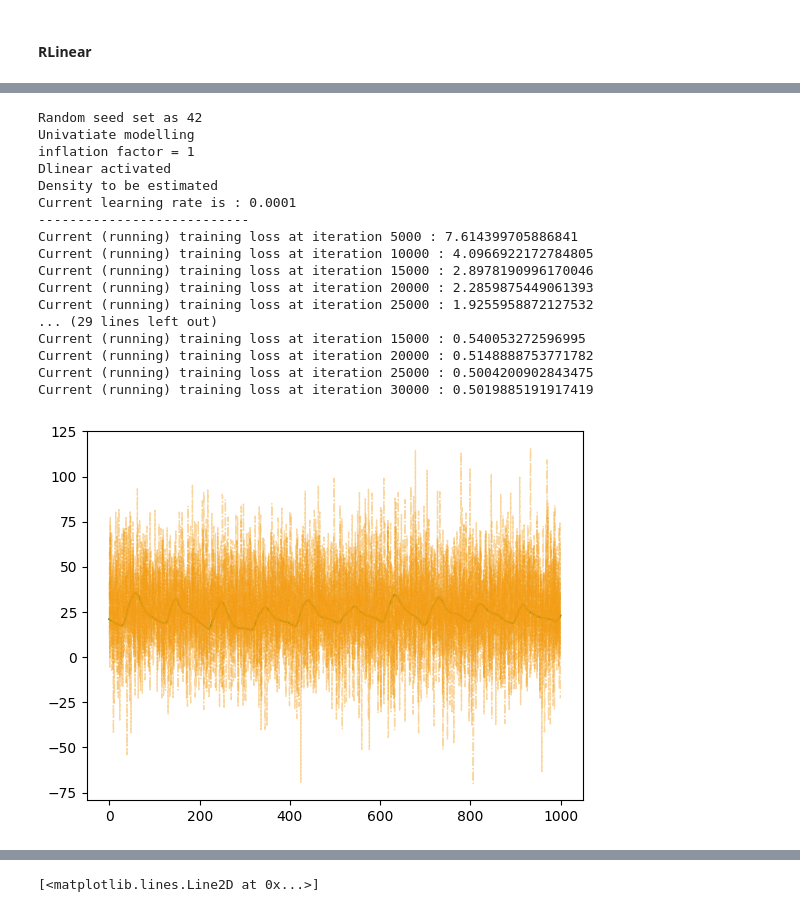
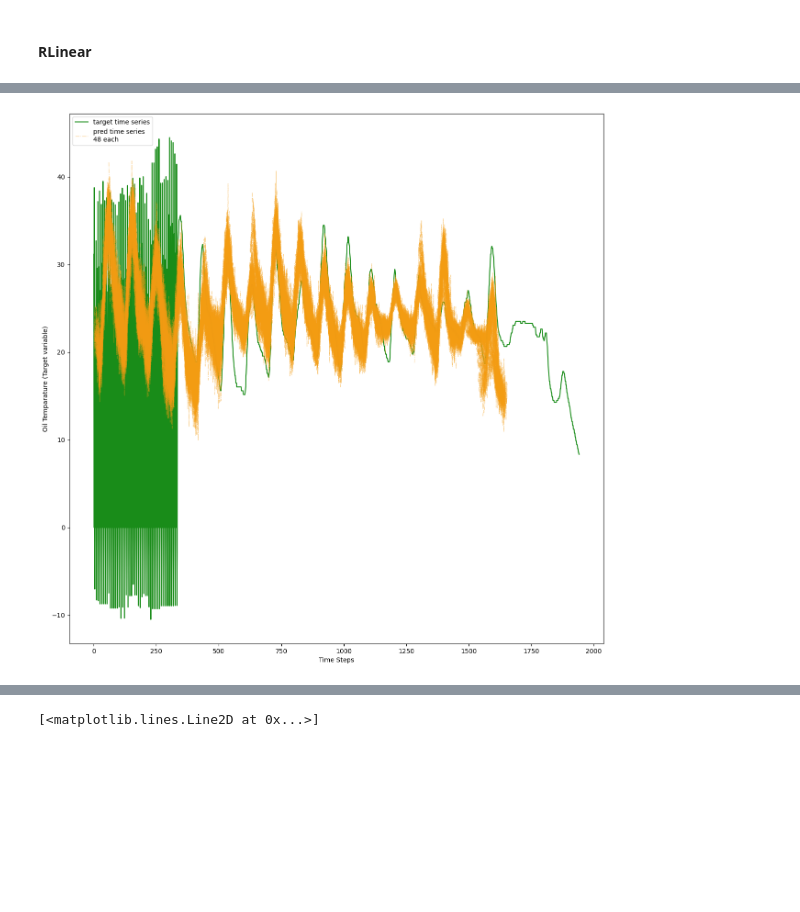
Before and after one commit to nickhanabah/time_series_experiment, a Jupyter notebook: experimentsETTm2.ipynb, the cells around one changed output, grey strips where cells are left out. Saved outputs shown, nothing was run; the diff lists cells and outputs as text; code cells hidden in the pictures; blank space fills up the shorter version.

```diff
--- a/experimentsETTm2.ipynb
+++ b/experimentsETTm2.ipynb
@@ -36,40 +73,6 @@ modelling_task = 'univariate'
 # %%
-net = train(
-            epochs = epochs,
-            n_continous_features=1,
-            n_categorial_features=0,
-            p_lag=  p_lag,
-            future_steps = future_steps,
-            training_df = training_df,
-            validation_df = val_df,
-            feature_columns = feature_columns,
-            target_column = target_column,
-            learning_rate=learning_rate ,
-            decomp_kernel_size= decomp_kernel_size,
-            batch_size=batch_size,
-            model = 'dlinear',
-            modelling_task = modelling_task,
-            density=True
-            )
-
-#test_data = DataLoader(TimeSeriesDataset(test_df,future_steps= future_steps, target_column = target_column,feature_columns=feature_columns,p_lag=p_lag), batch_size=batch_size,drop_last=True)
-#plot_multistep_forecast(test_data=test_data, neural_net=net, future_steps=future_steps, number_of_forecasts=number_of_forecasts)
+test_data = DataLoader(TimeSeriesDataset(test_df,future_steps= future_steps, target_column = target_column,feature_columns=feature_columns,p_lag=p_lag), batch_size=batch_size,drop_last=True)
+plot_multistep_forecast(test_data=test_data, neural_net=net, future_steps=future_steps, number_of_forecasts=200)
 #evaluate_on_test_data(test_data = test_data, neural_net = net)
 # %% [output]
-Random seed set as 42
-Univatiate modelling
-inflation factor = 1
-Dlinear activated
-Density to be estimated
-Current learning rate is : 0.0001
----------------------------
-Current (running) training loss at iteration 5000 : 7.614399705886841
-Current (running) training loss at iteration 10000 : 4.0966922172784805
-Current (running) training loss at iteration 15000 : 2.8978190996170046
-Current (running) training loss at iteration 20000 : 2.2859875449061393
-Current (running) training loss at iteration 25000 : 1.9255958872127532
-... (29 lines left out)
-Current (running) training loss at iteration 15000 : 0.540053272596995
-Current (running) training loss at iteration 20000 : 0.5148888753771782
-Current (running) training loss at iteration 25000 : 0.5004200902843475
-Current (running) training loss at iteration 30000 : 0.5019885191917419
+[figure, added]
@@ -79,35 +78,0 @@ import matplotlib.pyplot as plt
-# %%
-steps = 1000
-batch_size = 8
-p_lag = 96
-
-test_data = DataLoader(TimeSeriesDataset(test_df,future_steps= future_steps, target_column = target_column,feature_columns=feature_columns,p_lag=p_lag, modelling_task='univariate'), batch_size=batch_size,drop_last=True)
-
-target_l = []
-for i, (inputs, targets) in enumerate(test_data):
-    if i > round(steps/batch_size):
-        break
-    else:
-        [target_l.append(i.item()) for i in targets.reshape(batch_size)]
-target_l = target_l[0:steps]
-
-output_l = []
-for i in range(steps):
-    if i == 0:
-        dist = net(inputs.squeeze(1))
-        sample = dist.sample()
-        new_input = torch.cat((inputs[:,:,1:p_lag], sample.reshape(batch_size,1,1)),2)
-        [output_l.append([i.item()]) for i in sample.reshape(batch_size)]
-    else:
-        dist = net(new_input.squeeze(1))
-        sample = dist.sample()
-        new_input = torch.cat((inputs[:,:,1:p_lag], sample.reshape(batch_size,1,1)),2)
-        for u in range(batch_size):
-            item = sample.reshape(batch_size)[u].item()
-            output_l[u].append(item)
-
-plt.plot(range(0, len(target_l)), target_l, 'g', label='target time series', alpha=1)
-for output in output_l:
-    plt.plot(range(0, len(target_l)), output, color='#F39C12',linewidth=1, linestyle='-.',alpha=0.4, label='pred time series' + "\n" + f'{steps} steps')
-# %% [output]
-[figure, removed]
```
Also changed, not shown: parts of 7 cells of this notebook, 1 other file.
